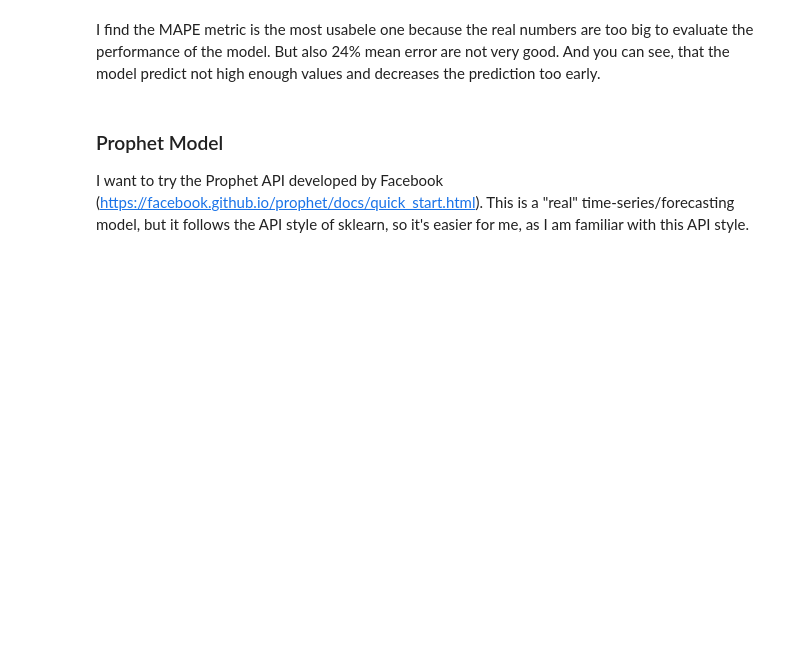
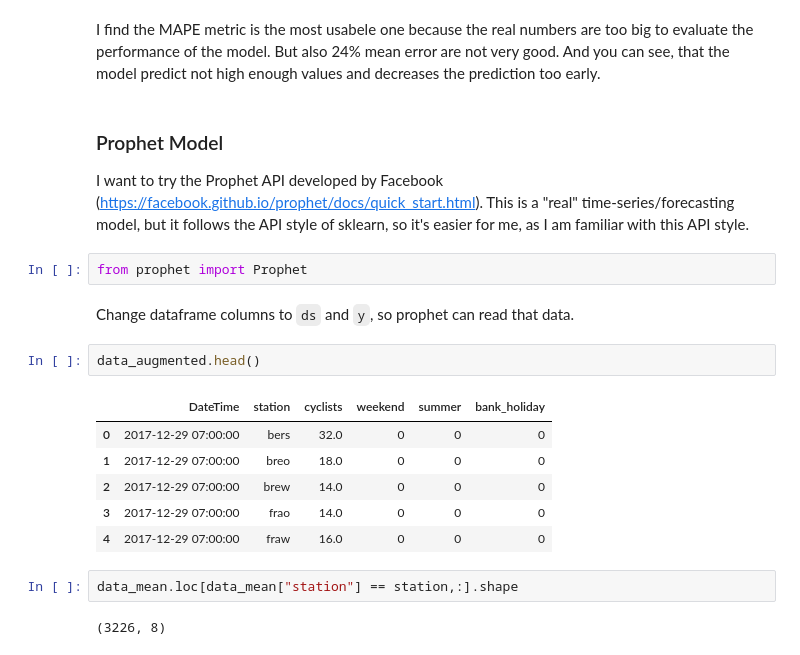
Before and after one commit to phisinger/BerlinBikeCount, a Jupyter notebook: src/Forecasting.ipynb, the cells around one changed output. Saved outputs shown, nothing was run; the diff lists cells and outputs as text; blank space fills up the shorter version.

```diff
--- a/src/Forecasting.ipynb
+++ b/src/Forecasting.ipynb
@@ -283,3 +294,20 @@ I find the MAPE metric is the most usabele one because the real numbers are too
 # %% [markdown]
 ### Prophet Model
 I want to try the Prophet API developed by Facebook (https://facebook.github.io/prophet/docs/quick_start.html). This is a "real" time-series/forecasting model, but it follows the API style of sklearn, so it's easier for me, as I am familiar with this API style.
+# %%
+from prophet import Prophet
+# %% [markdown]
+Change dataframe columns to `ds` and `y`, so prophet can read that data.
+# %%
+data_augmented.head()
+# %% [output]
+|  | DateTime | station | cyclists | weekend | summer | bank_holiday |
+| 0 | 2017-12-29 07:00:00 | bers | 32.0 | 0 | 0 | 0 |
+| 1 | 2017-12-29 07:00:00 | breo | 18.0 | 0 | 0 | 0 |
+| 2 | 2017-12-29 07:00:00 | brew | 14.0 | 0 | 0 | 0 |
+| 3 | 2017-12-29 07:00:00 | frao | 14.0 | 0 | 0 | 0 |
+| 4 | 2017-12-29 07:00:00 | fraw | 16.0 | 0 | 0 | 0 |
+# %%
+data_mean.loc[data_mean["station"] == station,:].shape
+# %% [output]
+(3226, 8)
```
Also changed, not shown: parts of 12 cells of this notebook.
